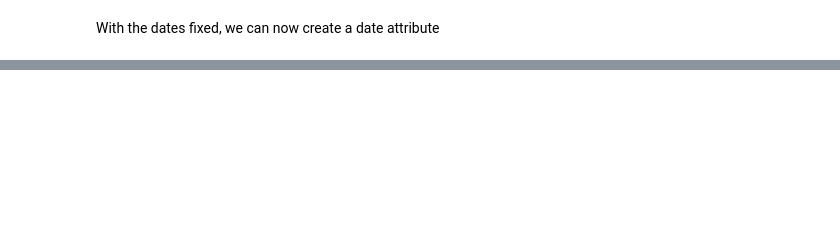
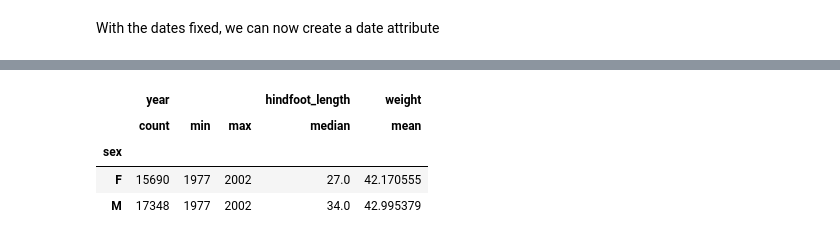
Before and after one commit to yiwang195/ScientificComputing, a Jupyter notebook: 2-Pandas/2-Analyzing-data-with-Pandas.ipynb, the cells around one changed output, grey strips where cells are left out. Cells and saved outputs as stored; diff of their text form; code cells hidden in the pictures; blank space fills up the shorter version.

```diff
--- a/2-Pandas/2-Analyzing-data-with-Pandas.ipynb
+++ b/2-Pandas/2-Analyzing-data-with-Pandas.ipynb
@@ -202,0 +504,14 @@ grouped_data['weight'].describe()
+# %%
+#Create the aggregate function dictionary
+aggFuncs = {
+    "year": ['count','min','max'],#compute count, min, and max of the year attribute
+    "hindfoot_length": 'median',  #compute the median hindfoot length
+    "weight": 'mean'}             #compute the mean weight
+#Apply the dictionary
+survey_df.groupby('sex').agg(aggFuncs)
+# %% [output]
+|  | year |  |  | hindfoot_length | weight |
+|  | count | min | max | median | mean |
+| sex |  |  |  |  |  |
+| F | 15690 | 1977 | 2002 | 27.0 | 42.170555 |
+| M | 17348 | 1977 | 2002 | 34.0 | 42.995379 |
```
Also changed, not shown: parts of 48 cells of this notebook.
